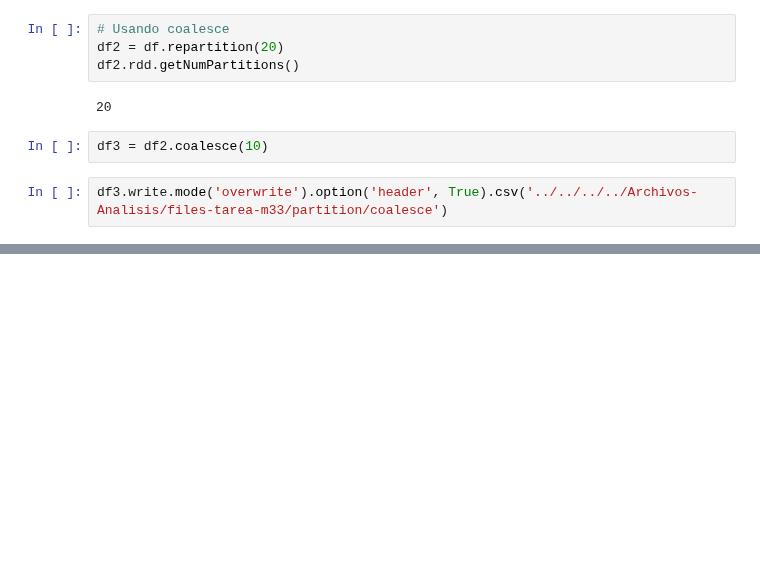
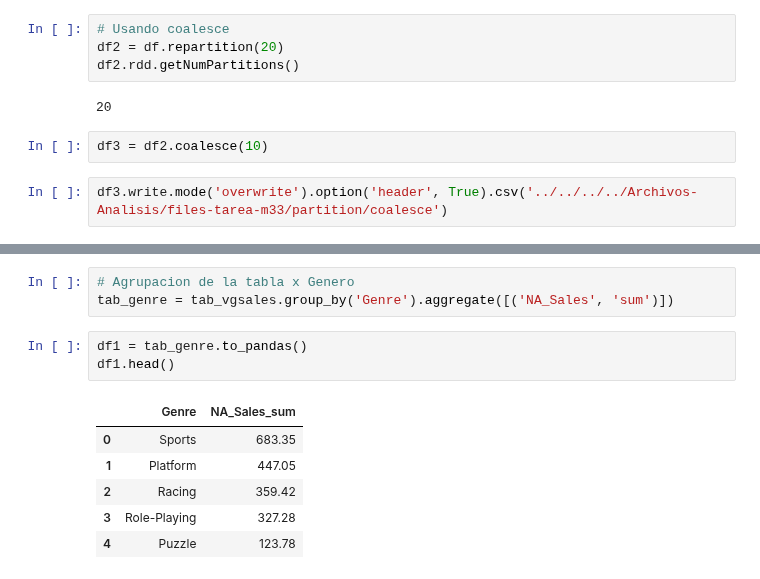
Before and after one commit to BryanHs20/Python-para-Data-Analyst, a Jupyter notebook: Python Avanzado/Big Data/Big Data II/Big Data II.ipynb, the cells around one changed output, grey strips where cells are left out. Cells and saved outputs as stored; diff of their text form; blank space fills up the shorter version.

```diff
--- a/Python Avanzado/Big Data/Big Data II/Big Data II.ipynb
+++ b/Python Avanzado/Big Data/Big Data II/Big Data II.ipynb
@@ -248,0 +342,13 @@ df3.write.mode('overwrite').option('header', True).csv('../../../../Archivos-Ana
+# %%
+# Agrupacion de la tabla x Genero
+tab_genre = tab_vgsales.group_by('Genre').aggregate([('NA_Sales', 'sum')])
+# %%
+df1 = tab_genre.to_pandas()
+df1.head()
+# %% [output]
+|  | Genre | NA_Sales_sum |
+| 0 | Sports | 683.35 |
+| 1 | Platform | 447.05 |
+| 2 | Racing | 359.42 |
+| 3 | Role-Playing | 327.28 |
+| 4 | Puzzle | 123.78 |
```
Also changed, not shown: parts of 18 cells of this notebook, 1 other file.
